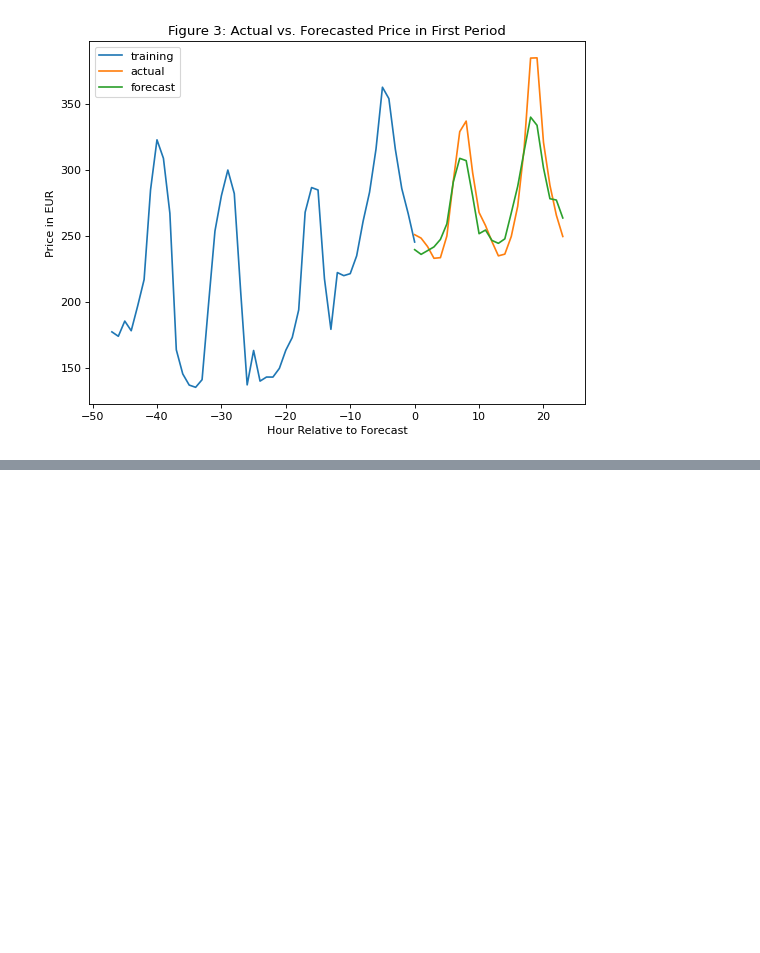
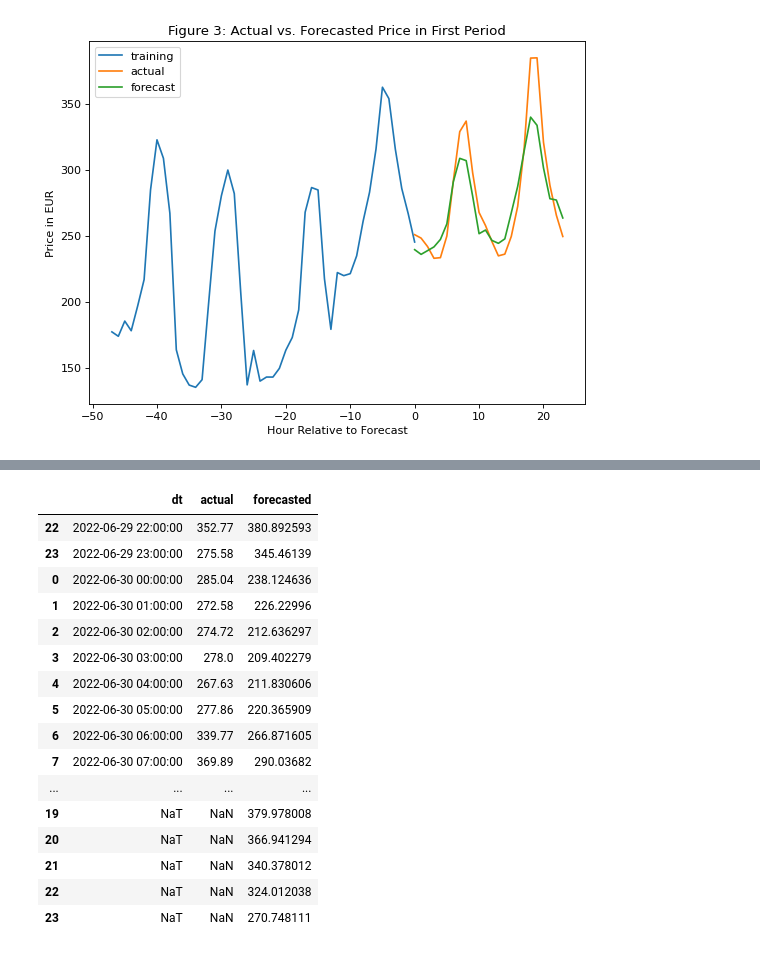
Before and after one commit to kingjosephm/Timeseries-forecasting, a Jupyter notebook: Part1.ipynb, the cells around one changed output, grey strips where cells are left out. Cells and saved outputs as stored; diff of their text form; code cells hidden in the pictures; blank space fills up the shorter version.

```diff
--- a/Part1.ipynb
+++ b/Part1.ipynb
@@ -311,0 +314,37 @@ plt.show()
+# %%
+t = 60
+j = 60
+columns = ['dt', 'price']  # restrict to necessary columns
+m = 24
+
+
+results = pd.DataFrame()
+start = time.time()
+for count, t in enumerate(df['doy'].unique()[t:-1]):
+
+    training_data = pd.Series(df[(df['doy'] <= t) & (df['doy'] > (t-j))][columns].set_index("dt")['price'])
+    test_data = pd.Series(df[df['doy'] == t+1][columns].set_index("dt")['price'])
+
+    # We precalculate these to speed up training below
+    d = pm.arima.ndiffs(training_data)  # Estimate ARIMA differencing term, `d`
+    D = pm.arima.nsdiffs(training_data, max_D=5, m=m)  # Estimate the seasonal differencing term, `D`
+
+    model = pm.auto_arima(training_data,
+                          start_p=1, max_p=48,
+                          start_q=1, max_q=48,
+                          max_P=3, max_Q=3,
+                          d=d, D=D, m=m,
+                          suppress_warnings=True,
+                          method='nm', maxiter=20)  # note - params on this line speed up model convergence
+
+    fc = model.predict(n_periods=24, return_conf_int=False)
+
+    iteration_result = pd.DataFrame([test_data.index, test_data.values, fc]).T.rename(columns={0: 'dt', 1: 'actual', 2: 'forecasted'})
+
+    results = pd.concat([results, iteration_result], axis=0)
+
+    print(f"Cumulative runtime at iteration {count+1}: {round(time.time() - start, 2)} seconds.")
+
+results = results.reset_index(drop=True)
+
+results.to_csv('./data/results.csv', index=False)
@@ -311,0 +381,20 @@ plt.show()
+# %%
+results.tail(50)
+# %% [output]
+|  | dt | actual | forecasted |
+| 22 | 2022-06-29 22:00:00 | 352.77 | 380.892593 |
+| 23 | 2022-06-29 23:00:00 | 275.58 | 345.46139 |
+| 0 | 2022-06-30 00:00:00 | 285.04 | 238.124636 |
+| 1 | 2022-06-30 01:00:00 | 272.58 | 226.22996 |
+| 2 | 2022-06-30 02:00:00 | 274.72 | 212.636297 |
+| 3 | 2022-06-30 03:00:00 | 278.0 | 209.402279 |
+| 4 | 2022-06-30 04:00:00 | 267.63 | 211.830606 |
+| 5 | 2022-06-30 05:00:00 | 277.86 | 220.365909 |
+| 6 | 2022-06-30 06:00:00 | 339.77 | 266.871605 |
+| 7 | 2022-06-30 07:00:00 | 369.89 | 290.03682 |
+| ... | ... | ... | ... |
+| 19 | NaT | NaN | 379.978008 |
+| 20 | NaT | NaN | 366.941294 |
+| 21 | NaT | NaN | 340.378012 |
+| 22 | NaT | NaN | 324.012038 |
+| 23 | NaT | NaN | 270.748111 |
```
Also changed, not shown: parts of 7 cells of this notebook.
